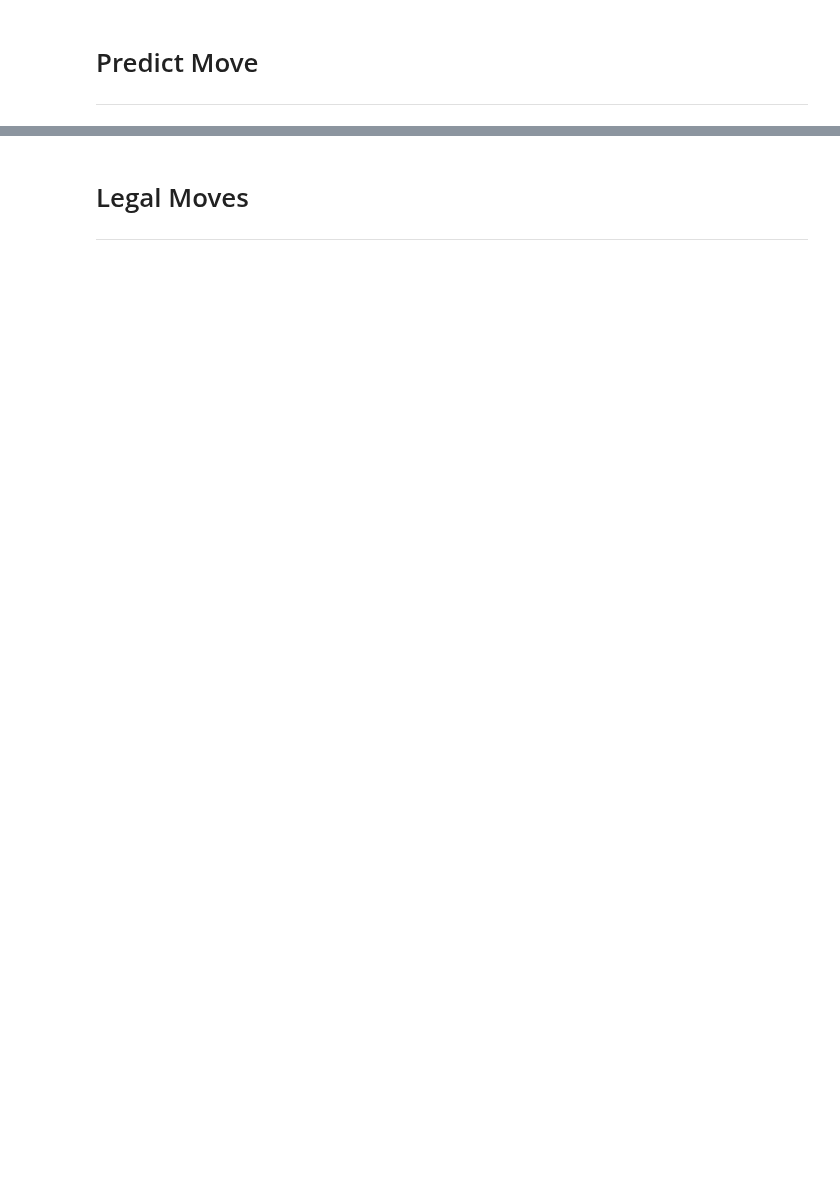
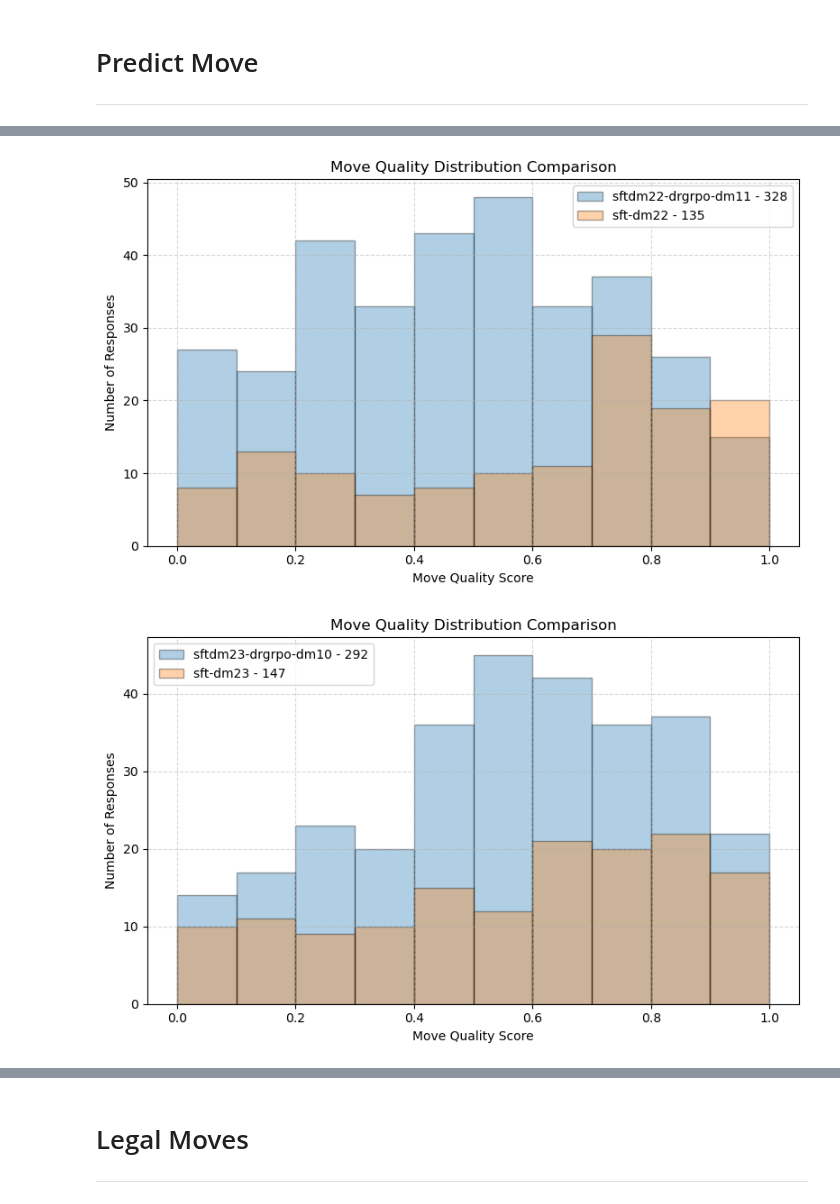
Before and after one commit to lucasdino/llm_chess, a Jupyter notebook: llm_chess/data/raw/analyze_responses.ipynb, the cells around one changed output, grey strips where cells are left out. Drawn from its saved outputs; the diff is of its cells as text; code cells hidden in the pictures; blank space fills up the shorter version.

```diff
--- a/llm_chess/data/raw/analyze_responses.ipynb
+++ b/llm_chess/data/raw/analyze_responses.ipynb
@@ -281,0 +226,64 @@ c3b5     count=3     mean=0.578 std=0.433
+# %%
+# Set this to True to show smoothed line (KDE) plots, or False for bar charts
+show_kde = False  # <-- Change to True for smoothed line charts
+
+def get_short_name(folder):
+    name = re.sub(r"^llmchess-qwen25-7b-", "", folder)
+    name = re.sub(r"^eval-qwen25-7b-", "", name)
+    name = re.sub(r"-400$", "", name)
+    return name
+
+def get_scores_for_folder(folder):
+    scores = []
+    for key, results in board_result_dicts.items():
+        if folder in key and key.startswith("predictmove"):
+            for board_id, data in results.items():
+                for score_raw, _ in data.get("score_answers", []):
+                    try:
+                        score = float(score_raw)
+                    except (ValueError, TypeError):
+                        score = np.nan
+                    if not np.isnan(score):
+                        scores.append(score)
+    return scores
+
+FOLDER_COMBINATIONS = [
+    ["eval-qwen25-7b-sftdm22-drgrpo-dm11-400", "llmchess-qwen25-7b-sft-dm22-400"],
+    ["eval-qwen25-7b-sftdm23-drgrpo-dm10-400", "llmchess-qwen25-7b-sft-dm23-400"],
+    ["eval-qwen25-7b-sftdm24-drgrpo-dm10-400", "llmchess-qwen25-7b-sft-dm24-400"],
+    ["eval-qwen25-7b-sftdm25-drgrpo-dm10-400", "llmchess-qwen25-7b-sft-dm25-400"],
+    ["eval-qwen25-7b-sftdm26-drgrpo-dm10-400", "llmchess-qwen25-7b-sft-dm26-400"],
+    ["eval-qwen25-7b-sftdm27-drgrpo-dm10-400", "llmchess-qwen25-7b-sft-dm27-400"],
+    ["eval-qwen25-7b-sftdm28-drgrpo-dm10-400", "llmchess-qwen25-7b-sft-dm28-400"],
+    ["eval-qwen25-7b-sftdm29-p4-drgrpo-dm12-400", "llmchess-qwen25-7b-sft-dm29-p4-400", "llmchess-qwen25-7b-sft-dm29-p1-400"],
+    ["eval-qwen25-7b-sftdm30-drgrpo-dm10-400", "llmchess-qwen25-7b-sft-dm30-400"],
+    ["eval-qwen25-7b-sftdm31-drgrpo-dm10-400", "llmchess-qwen25-7b-sft-dm31-400"],
+    ["eval-qwen25-7b-sftdm32-drgrpo-dm12-400", "llmchess-qwen25-7b-sft-dm32-400"],
+]
+
+bin_edges = np.arange(0, 1.0001, 0.1)
+
+for combo in FOLDER_COMBINATIONS:
+    plt.figure(figsize=(8, 5))
+    for folder in combo:
+        scores = get_scores_for_folder(folder)
+        n = len(scores)
+        if n == 0:
+            continue
+        short = get_short_name(folder)
+        if show_kde:
+            # KDE plot (smoothed line)
+            if n > 1:  # KDE needs at least 2 points
+                sns.kdeplot(scores, bw_adjust=0.5, clip=(0,1), label=f"{short} - {n}", fill=True, alpha=0.25)
+        else:
+            plt.hist(scores, bins=bin_edges, alpha=0.35, label=f"{short} - {n}", edgecolor='black', density=False)
+    plt.xlabel("Move Quality Score")
+    plt.ylabel("Density" if show_kde else "Number of Responses")
+    plt.title("Move Quality Distribution Comparison")
+    plt.legend()
+    plt.grid(True, linestyle='--', alpha=0.5)
+    plt.tight_layout()
+    plt.show()
+# %% [output]
+[figure, added]
+[figure, added]
```
Also changed, not shown: parts of 8 cells of this notebook, 2 other files.
